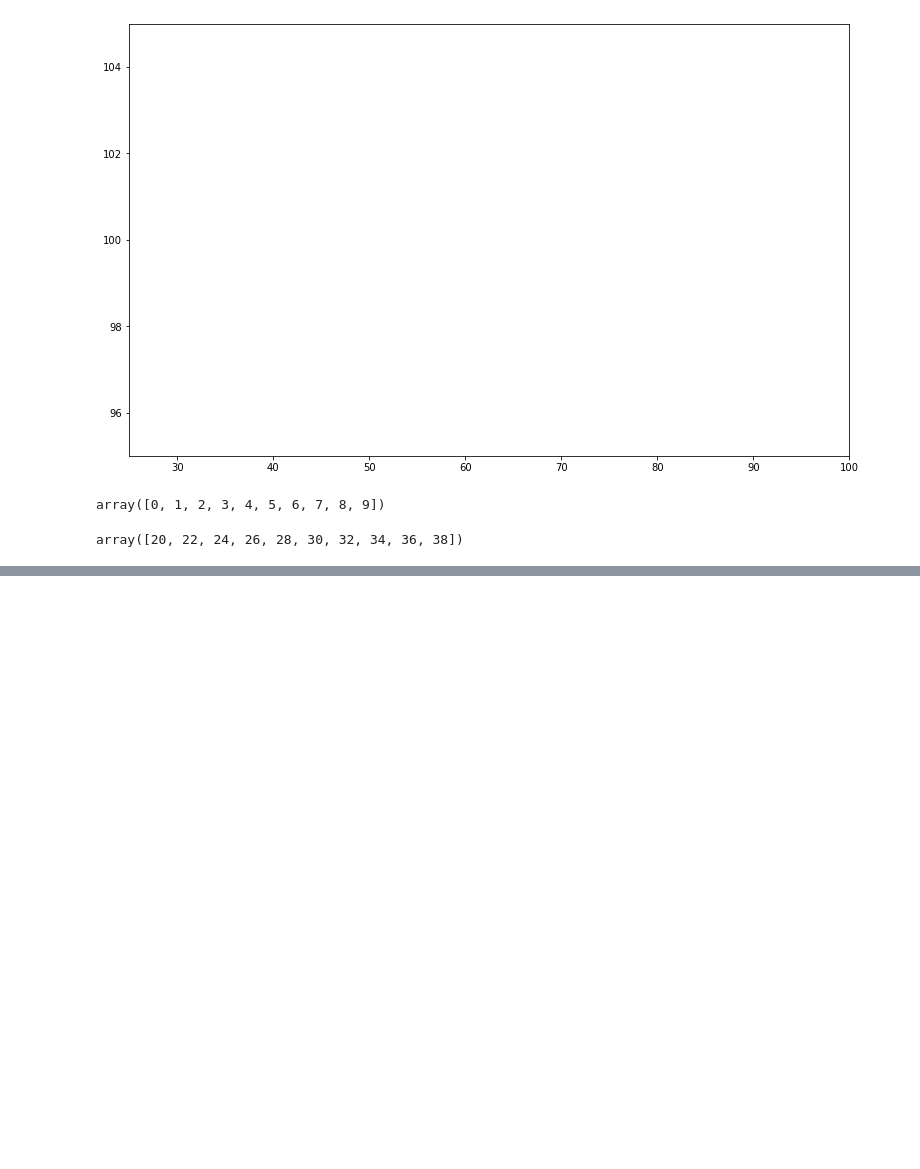
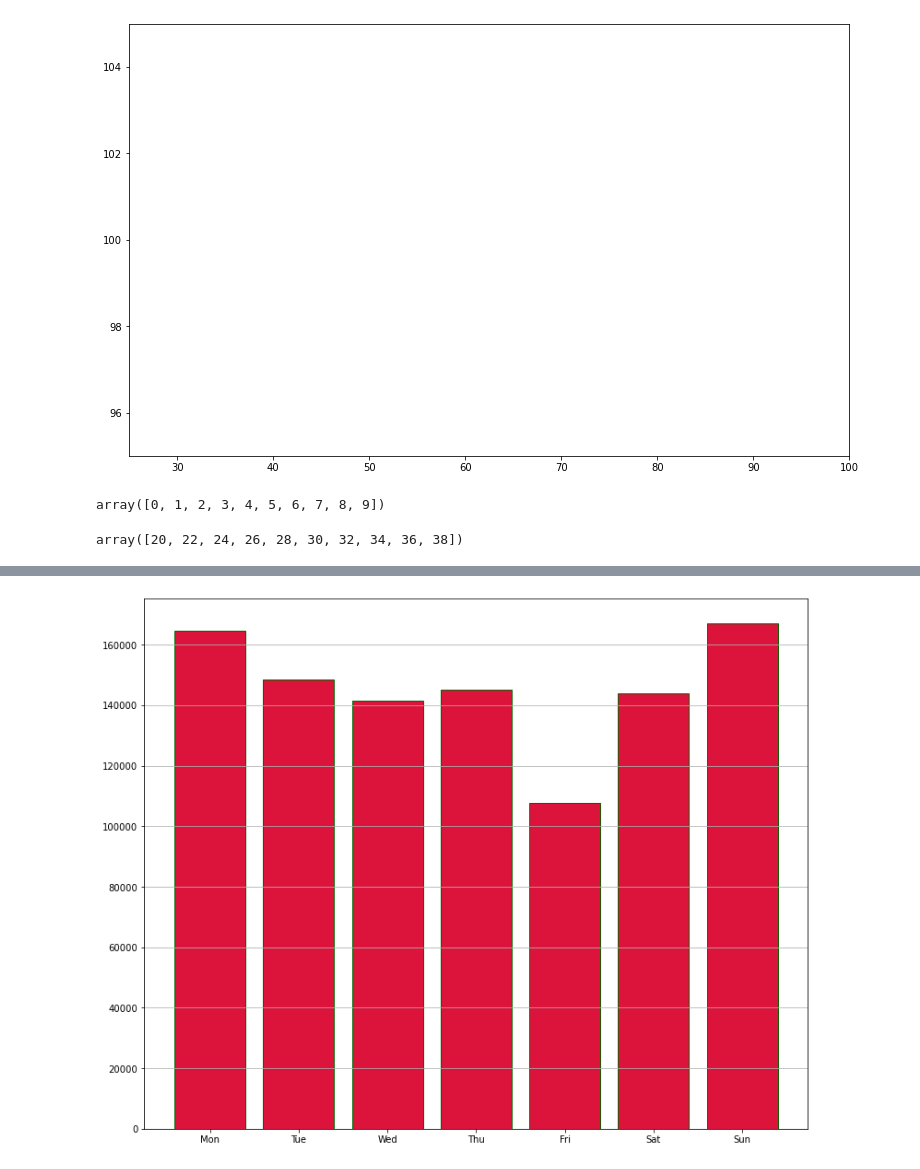
Before and after one commit to garyk5846/AllPythonFiles, a Jupyter notebook: PythonDataScienceMachineLearning/matplot.ipynb, the cells around one changed output, grey strips where cells are left out. Saved outputs shown, nothing was run; the diff lists cells and outputs as text; code cells hidden in the pictures; blank space fills up the shorter version.

```diff
--- a/PythonDataScienceMachineLearning/matplot.ipynb
+++ b/PythonDataScienceMachineLearning/matplot.ipynb
@@ -147,0 +169,8 @@ array([20, 22, 24, 26, 28, 30, 32, 34, 36, 38])
+# %%
+#c
+fig=plt.figure(figsize=(10,8))
+axes=fig.add_axes([0,0,1,1])
+axes.bar(c.index,c.Hands,color='crimson',edgecolor='darkgreen')
+axes.grid(axis='y')
+# %% [output]
+[figure, added]
```
Also changed, not shown: parts of 8 cells of this notebook, 27 other files.
